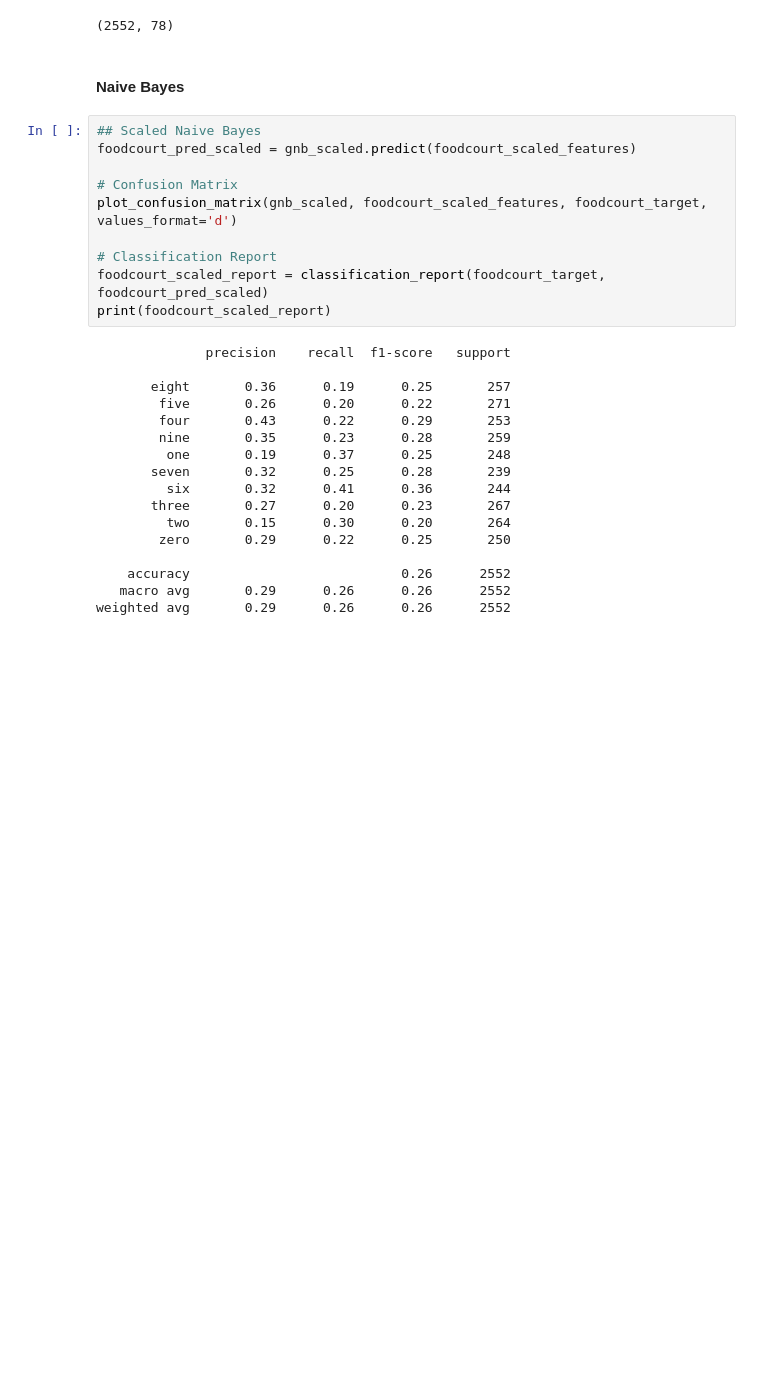
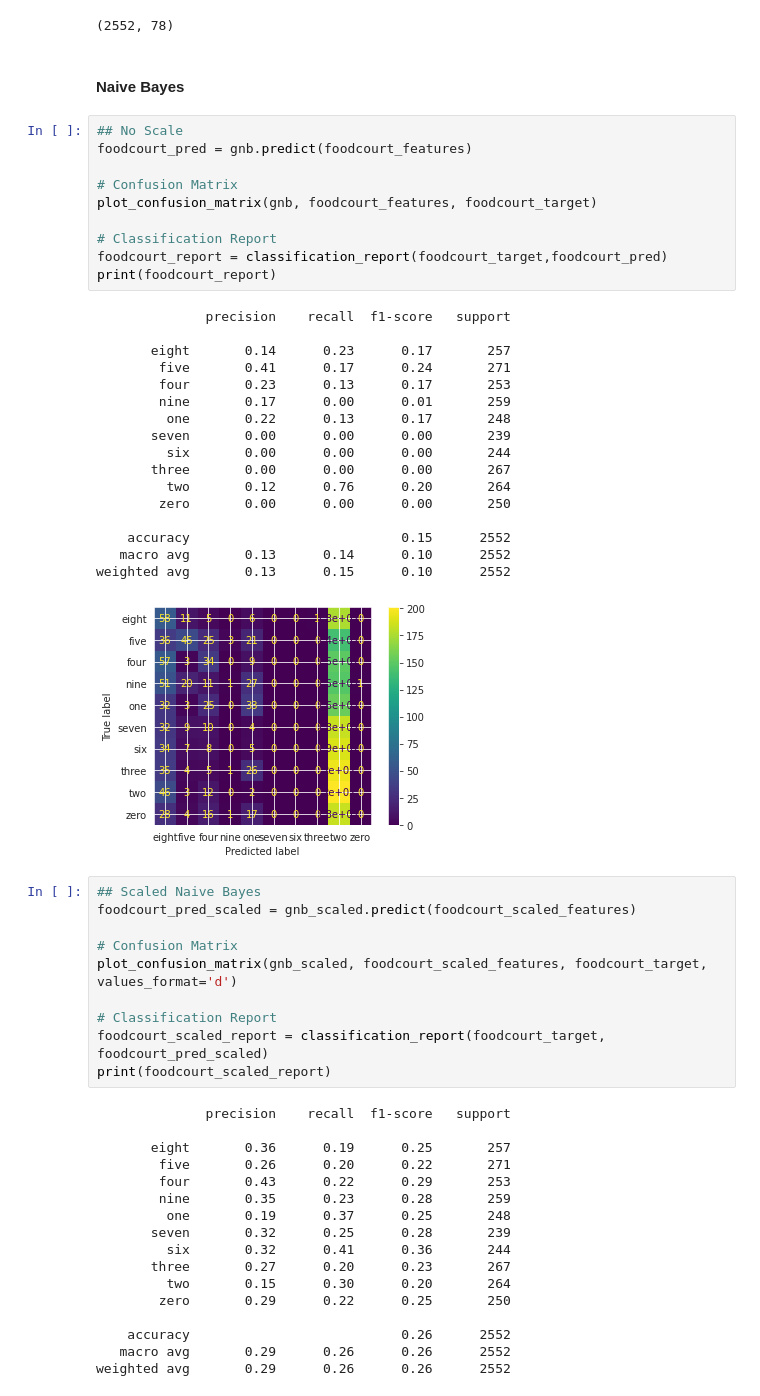
Before and after one commit to francotestori/aauba_02, a Jupyter notebook: Solution_Developement.ipynb, the cells around one changed output. Drawn from its saved outputs; the diff is of its cells as text; blank space fills up the shorter version.

Commit message:
Con el agregado de NB scaled para conjunto self_recorded

```diff
--- a/Solution_Developement.ipynb
+++ b/Solution_Developement.ipynb
@@ -1046,6 +1046,34 @@ foodcourt_scaled_features.shape
 (2552, 78)
 # %% [markdown]
 #### Naive Bayes
+# %%
+## No Scale
+foodcourt_pred = gnb.predict(foodcourt_features)
+
+# Confusion Matrix
+plot_confusion_matrix(gnb, foodcourt_features, foodcourt_target)
+
+# Classification Report
+foodcourt_report = classification_report(foodcourt_target,foodcourt_pred)
+print(foodcourt_report)
+# %% [output]
+              precision    recall  f1-score   support
+
+       eight       0.14      0.23      0.17       257
+        five       0.41      0.17      0.24       271
+        four       0.23      0.13      0.17       253
+        nine       0.17      0.00      0.01       259
+         one       0.22      0.13      0.17       248
+       seven       0.00      0.00      0.00       239
+         six       0.00      0.00      0.00       244
+       three       0.00      0.00      0.00       267
+         two       0.12      0.76      0.20       264
+        zero       0.00      0.00      0.00       250
+
+    accuracy                           0.15      2552
+   macro avg       0.13      0.14      0.10      2552
+weighted avg       0.13      0.15      0.10      2552
+[figure, added]
 # %%
 ## Scaled Naive Bayes
 foodcourt_pred_scaled = gnb_scaled.predict(foodcourt_scaled_features)
```
Also changed, not shown: parts of 5 cells of this notebook.
